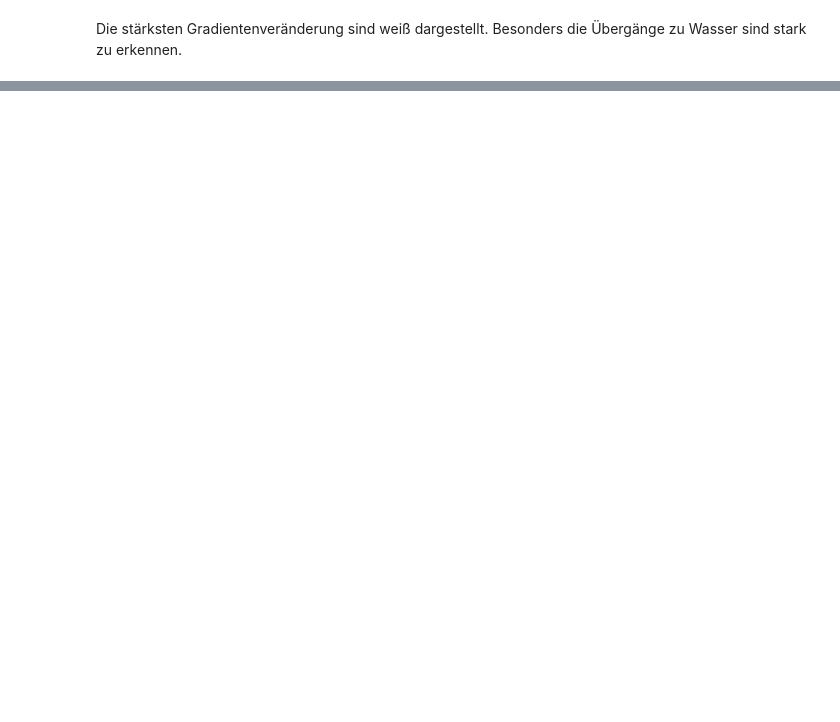
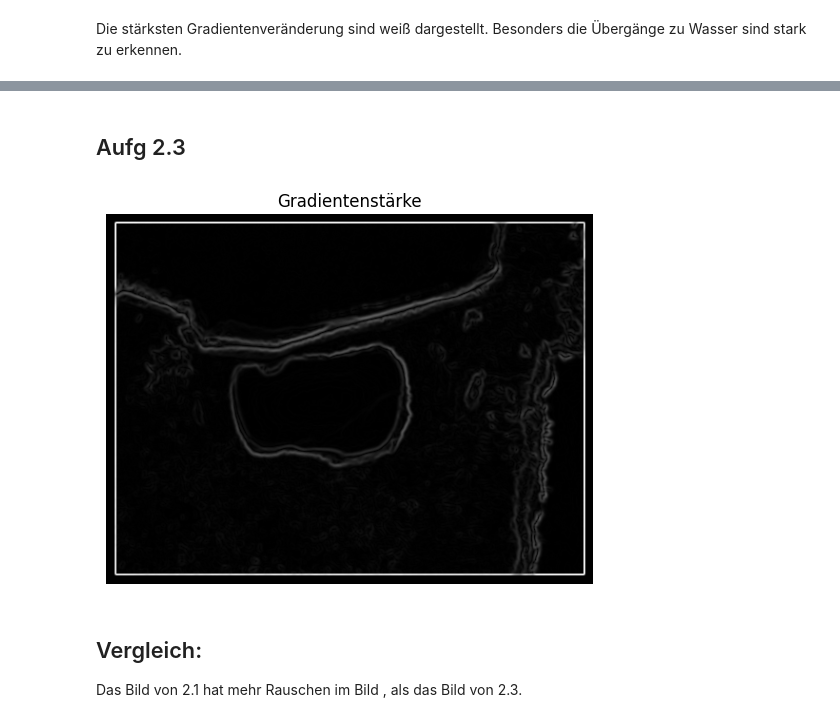
Before and after one commit to Mynna/bv23-wk04, a Jupyter notebook: Blatt08_Aufg02.ipynb, the cells around one changed output, grey strips where cells are left out. Saved outputs shown, nothing was run; the diff lists cells and outputs as text; code cells hidden in the pictures; blank space fills up the shorter version.

Commit message:
finished Aufg 2

```diff
--- a/Blatt08_Aufg02.ipynb
+++ b/Blatt08_Aufg02.ipynb
@@ -35,0 +79,28 @@ Die stärksten Gradientenveränderung sind weiß dargestellt. Besonders die Übe
+# %% [markdown]
+## Aufg 2.3
+# %%
+
+
+# Lade das Bild
+image = skimage.io.imread('./bilder-Wk08/lake-weich.png')
+
+# Entferne den Alphakanal, falls vorhanden, sonst ergibt ein ValueError
+if image.shape[2] == 4:
+    image = image[:, :, :3]
+
+# Wandle das Bild in den Graustufenbereich um
+gray_image = skimage.color.rgb2gray(image)
+
+# Berechne die Gradientenstärke mit den Sobel-Operatoren
+gradient_magnitude = skimage.filters.sobel(gray_image)
+
+# Plotte das Ergebnis
+plt.imshow(gradient_magnitude, cmap='gray')
+plt.axis('off')
+plt.title('Gradientenstärke')
+plt.show()
+# %% [output]
+[figure, added]
+# %% [markdown]
+## Vergleich:
+Das Bild von 2.1 hat mehr Rauschen im Bild , als das Bild von 2.3.
```
Also changed, not shown: parts of 4 cells of this notebook.
